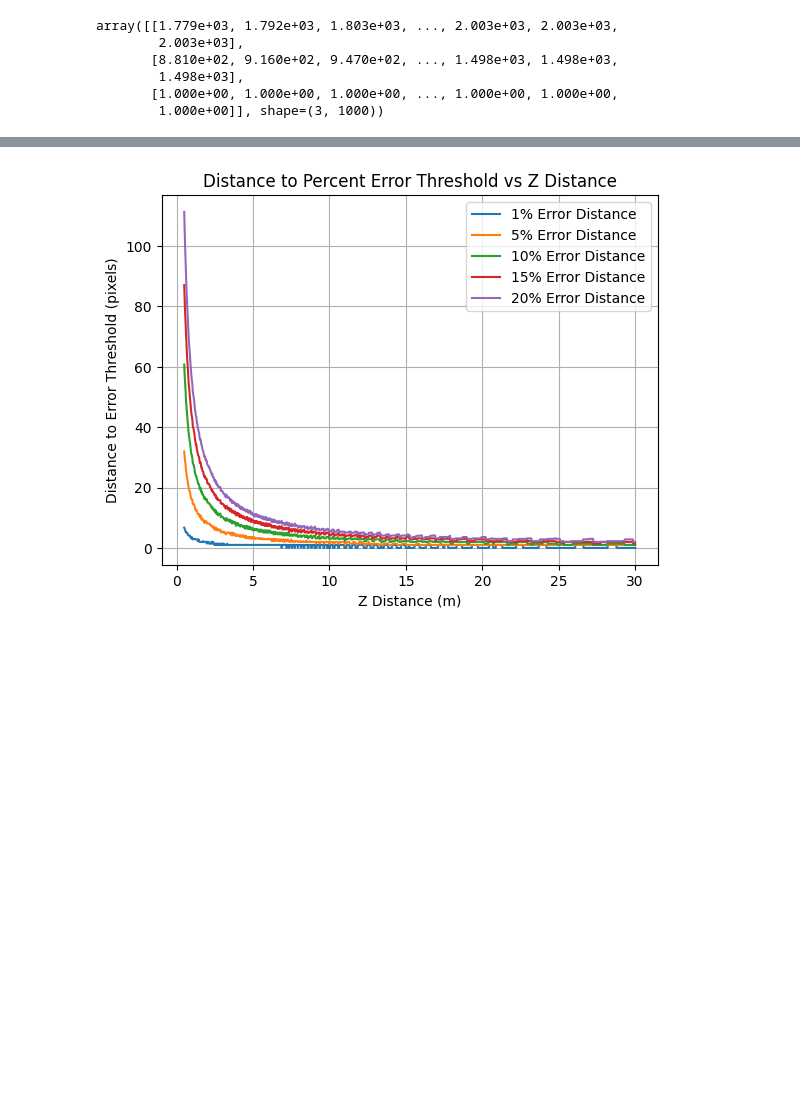
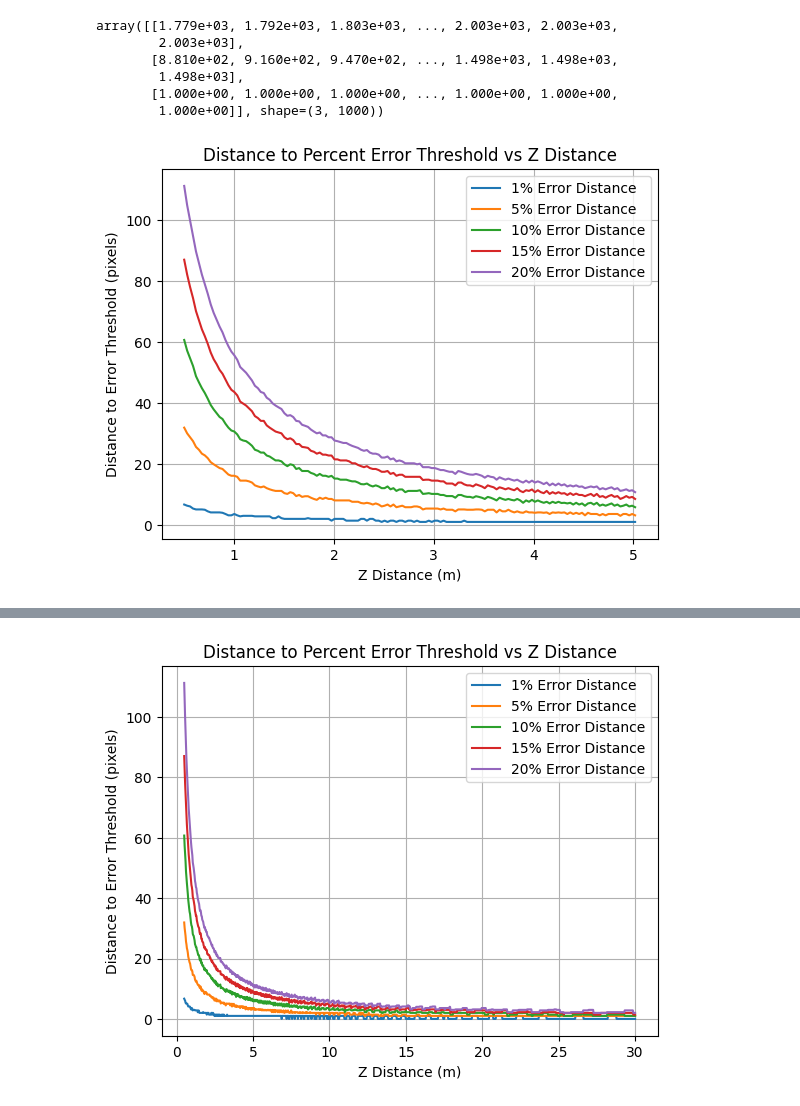
Before and after one commit to UCSD-E4E/cscw-fishsense2027, a Jupyter notebook: annotation_analysis/reconstruction.ipynb, the cells around one changed output, grey strips where cells are left out. Drawn from its saved outputs; the diff is of its cells as text; code cells hidden in the pictures; blank space fills up the shorter version.

Commit message:
feat: labeling analysis

```diff
--- a/annotation_analysis/reconstruction.ipynb
+++ b/annotation_analysis/reconstruction.ipynb
@@ -99,3 +101,49 @@ array([[1.779e+03, 1.792e+03, 1.803e+03, ..., 2.003e+03, 2.003e+03,
         1.498e+03],
        [1.000e+00, 1.000e+00, 1.000e+00, ..., 1.000e+00, 1.000e+00,
         1.000e+00]], shape=(3, 1000))
+# %%
+z_values = []
+one_percent_error_distance = []
+five_percent_error_distance = []
+ten_percent_error_distance = []
+fifteen_percent_error_distance = []
+twenty_percent_error_distance = []
+
+for i in tqdm(range(s_pixel.shape[1])):
+    heat_map = np.zeros((IMAGE_WIDTH, IMAGE_HEIGHT), dtype=float)
+
+    x_range = np.arange(0, IMAGE_WIDTH)
+    y_range = np.arange(0, IMAGE_HEIGHT)
+
+    xy_grid = np.array(np.meshgrid(x_range, y_range, indexing='ij'))
+    xy_homogeneous = np.vstack((xy_grid.reshape(2, -1), np.ones((1, xy_grid.shape[1] * xy_grid.shape[2]))))
+
+    p_reconstructed, _ = reconstruct_points(xy_homogeneous, inverted_camera_intrinsics, laser_position, laser_direction)
+    percent_errors = np.abs(p_reconstructed[2, :] - p[2, i]) / p[2, i] * 100
+    distances = np.linalg.norm(xy_homogeneous[:2, :] - np.tile(s_pixel[:2, i], (xy_homogeneous.shape[1], 1)).T, axis=0)
+
+    one_percent_error_distance.append(distances[distances == np.min(distances[percent_errors > 1])][0])
+    five_percent_error_distance.append(distances[distances == np.min(distances[percent_errors > 5])][0])
+    ten_percent_error_distance.append(distances[distances == np.min(distances[percent_errors > 10])][0])
+    fifteen_percent_error_distance.append(distances[distances == np.min(distances[percent_errors > 15])][0])
+    twenty_percent_error_distance.append(distances[distances == np.min(distances[percent_errors > 20])][0])
+
+    z_values.append(p[2, i])
+
+    if p[2, i] > 5:
+        break
+
+one_percent_error_distance, five_percent_error_distance, ten_percent_error_distance, fifteen_percent_error_distance, twenty_percent_error_distance, z_values
+
+plt.plot(z_values, one_percent_error_distance, label='1% Error Distance')
+plt.plot(z_values, five_percent_error_distance, label='5% Error Distance')
+plt.plot(z_values, ten_percent_error_distance, label='10% Error Distance')
+plt.plot(z_values, fifteen_percent_error_distance, label='15% Error Distance')
+plt.plot(z_values, twenty_percent_error_distance, label='20% Error Distance')
+plt.xlabel('Z Distance (m)')
+plt.ylabel('Distance to Error Threshold (pixels)')
+plt.title('Distance to Percent Error Threshold vs Z Distance')
+plt.legend()
+plt.grid()
+# %% [output]
+[figure, added]
```
Also changed, not shown: parts of 7 cells of this notebook.
